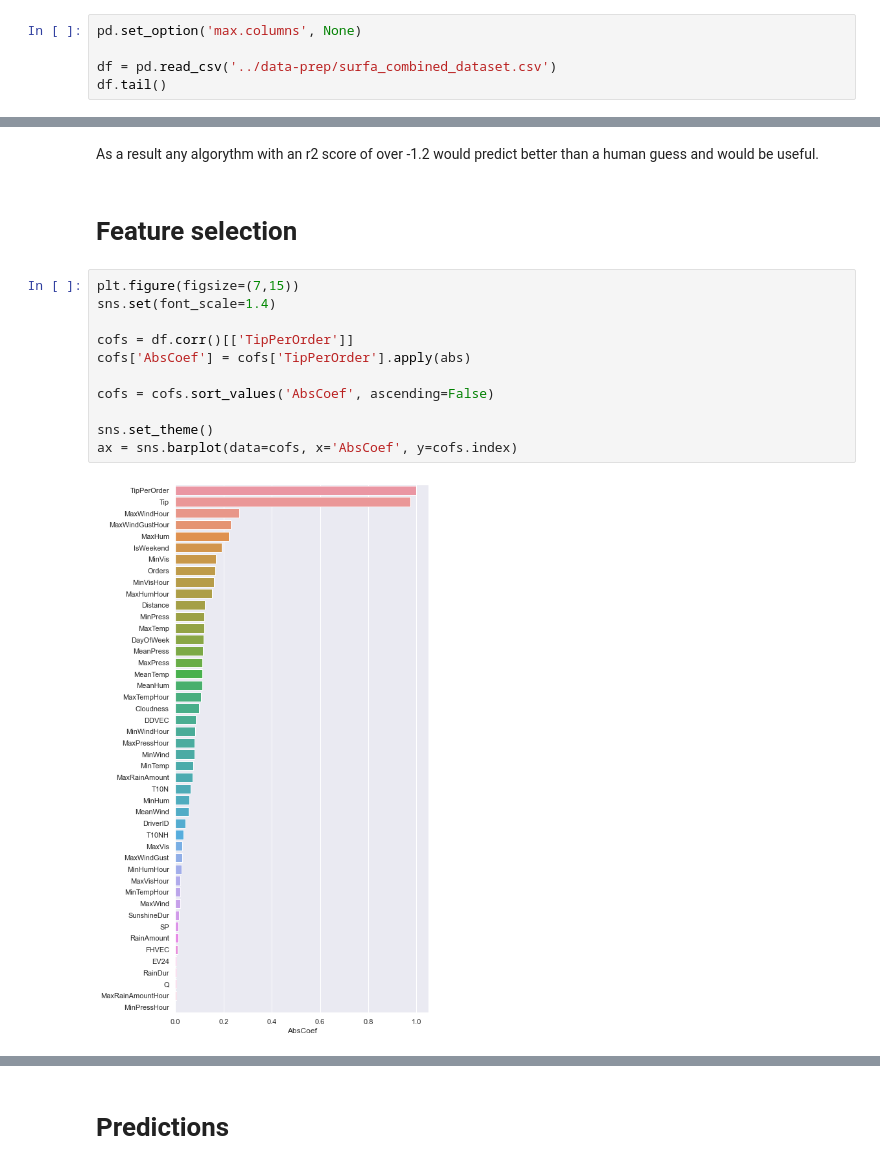
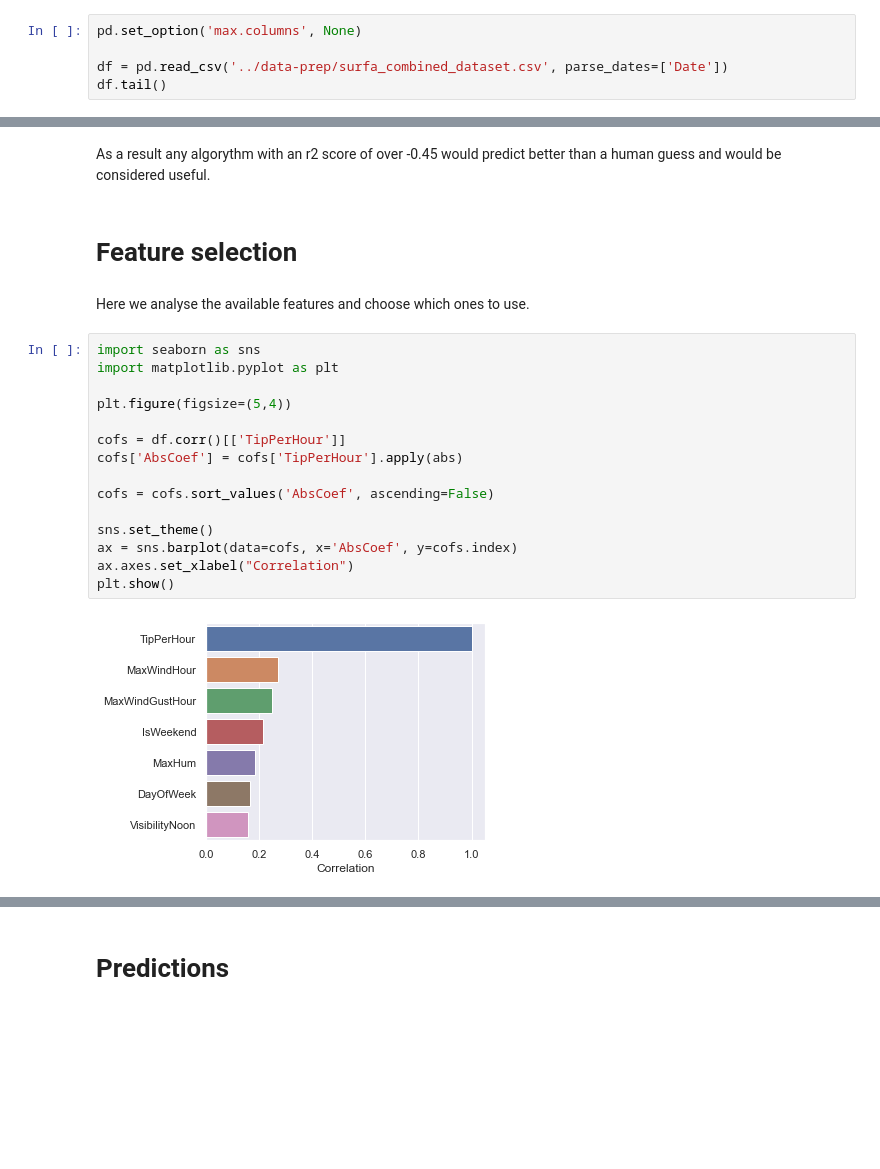
Before and after one commit to BondarencoM/SurfaTipPrediction, a Jupyter notebook: training/model-training.ipynb, the cells around one changed output, grey strips where cells are left out. Cells and saved outputs as stored; diff of their text form; blank space fills up the shorter version.

Commit message:
feat(*) finish two iterations of provisioning and predictions

```diff
--- a/training/model-training.ipynb
+++ b/training/model-training.ipynb
@@ -5,6 +6,6 @@ import matplotlib.pyplot as plt
 # %%
 pd.set_option('max.columns', None)
 
-df = pd.read_csv('../data-prep/surfa_combined_dataset.csv')
+df = pd.read_csv('../data-prep/surfa_combined_dataset.csv', parse_dates=['Date'])
 df.tail()
 # %% [output]
@@ -62,17 +38,23 @@ print(sum/500)
 # %% [markdown]
-As a result any algorythm with an r2 score of over -1.2 would predict better than a human guess and would be useful.
+As a result any algorythm with an r2 score of over -0.45 would predict better than a human guess and would be considered useful.
 # %% [markdown]
 # Feature selection
+# %% [markdown]
+Here we analyse the available features and choose which ones to use.
 # %%
-plt.figure(figsize=(7,15))
-sns.set(font_scale=1.4)
+import seaborn as sns
+import matplotlib.pyplot as plt
 
-cofs = df.corr()[['TipPerOrder']]
-cofs['AbsCoef'] = cofs['TipPerOrder'].apply(abs)
+plt.figure(figsize=(5,4))
+
+cofs = df.corr()[['TipPerHour']]
+cofs['AbsCoef'] = cofs['TipPerHour'].apply(abs)
 
 cofs = cofs.sort_values('AbsCoef', ascending=False)
 
 sns.set_theme()
 ax = sns.barplot(data=cofs, x='AbsCoef', y=cofs.index)
+ax.axes.set_xlabel("Correlation")
+plt.show()
 # %% [output]
-[figure, old version]
+[figure, new version]
```
Also changed, not shown: parts of 111 cells of this notebook, 3 other files.
